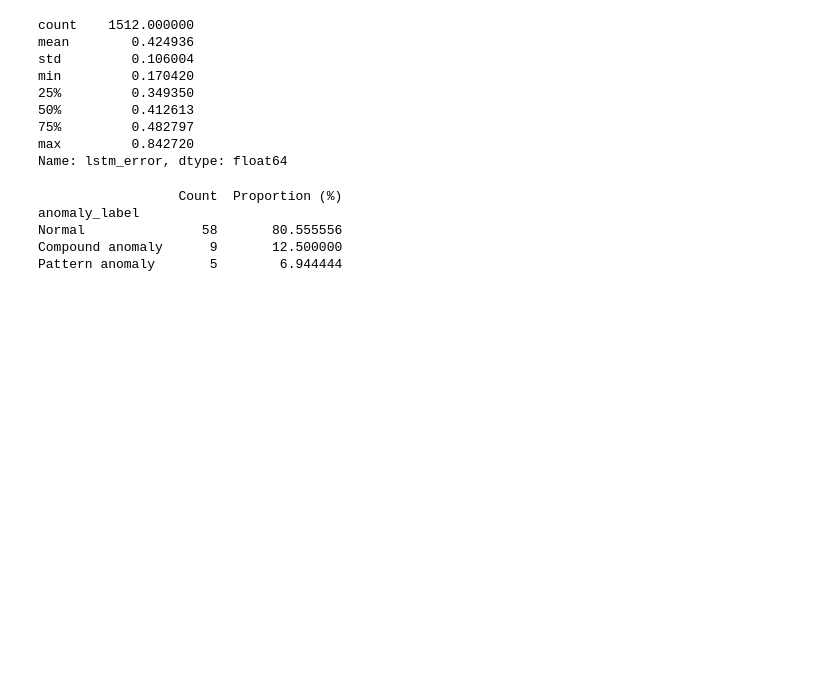
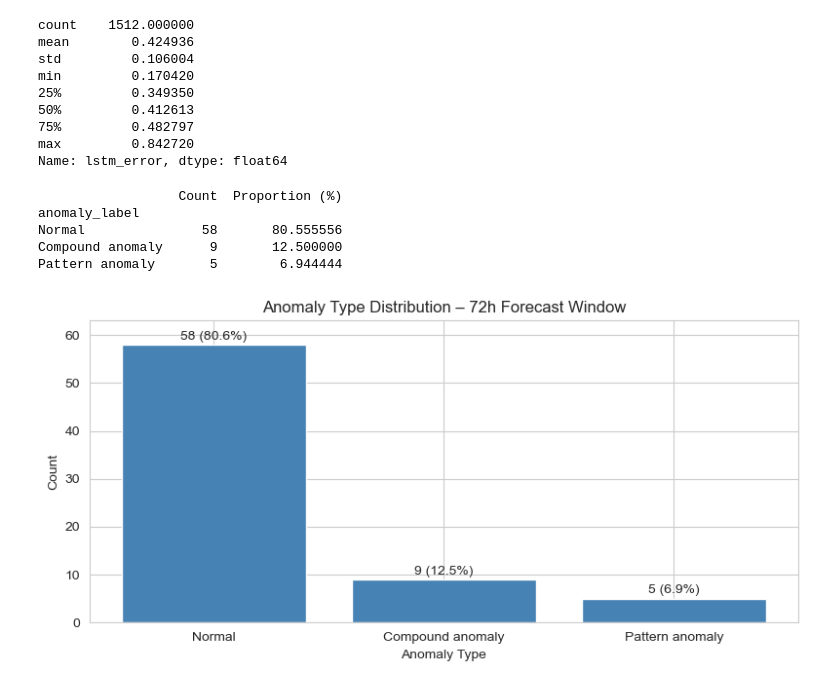
Before and after one commit to Jeremiah-Bachtin/comp1884-group6-weather-anomaly-detection-system, a Jupyter notebook: notebooks/notebook_jeremy_inference.ipynb, the cells around one changed output. Cells and saved outputs as stored; diff of their text form; code cells hidden in the pictures; blank space fills up the shorter version.

```diff
--- a/notebooks/notebook_jeremy_inference.ipynb
+++ b/notebooks/notebook_jeremy_inference.ipynb
@@ -342,6 +347,30 @@ anomaly_label
 Normal               58       80.555556
 Compound anomaly      9       12.500000
 Pattern anomaly       5        6.944444
+# %%
+# Count and proportion of each anomaly type
+value_counts = df_fcst_ready["anomaly_label"].value_counts()
+proportions = df_fcst_ready["anomaly_label"].value_counts(normalize=True) * 100
+summary_df = pd.DataFrame({"Count": value_counts, "Proportion (%)": proportions})
+
+# Plot
+import matplotlib.pyplot as plt
+
+fig, ax = plt.subplots(figsize=(8, 4))
+bars = ax.bar(summary_df.index, summary_df["Count"], color="steelblue")
+
+for bar, count, pct in zip(bars, summary_df["Count"], summary_df["Proportion (%)"]):
+    ax.text(bar.get_x() + bar.get_width() / 2, bar.get_height() + 0.5,
+            f"{count} ({pct:.1f}%)", ha="center", va="bottom", fontsize=10)
+
+ax.set_xlabel("Anomaly Type")
+ax.set_ylabel("Count")
+ax.set_title("Anomaly Type Distribution – 72h Forecast Window")
+ax.set_ylim(0, max(summary_df["Count"]) + 5)
+plt.tight_layout()
+plt.show()
+# %% [output]
+[figure, added]
 # %%
 subset = ['temperature_2m', 'surface_pressure', 'precipitation', 'wind_speed_10m','temp_lower', 'temp_upper',
        'wind_lower', 'wind_upper', 'press_lower', 'press_upper','if_score', 'is_if_anomaly', 'lstm_error',
```
Also changed, not shown: parts of 2 cells of this notebook, 1 other file.
